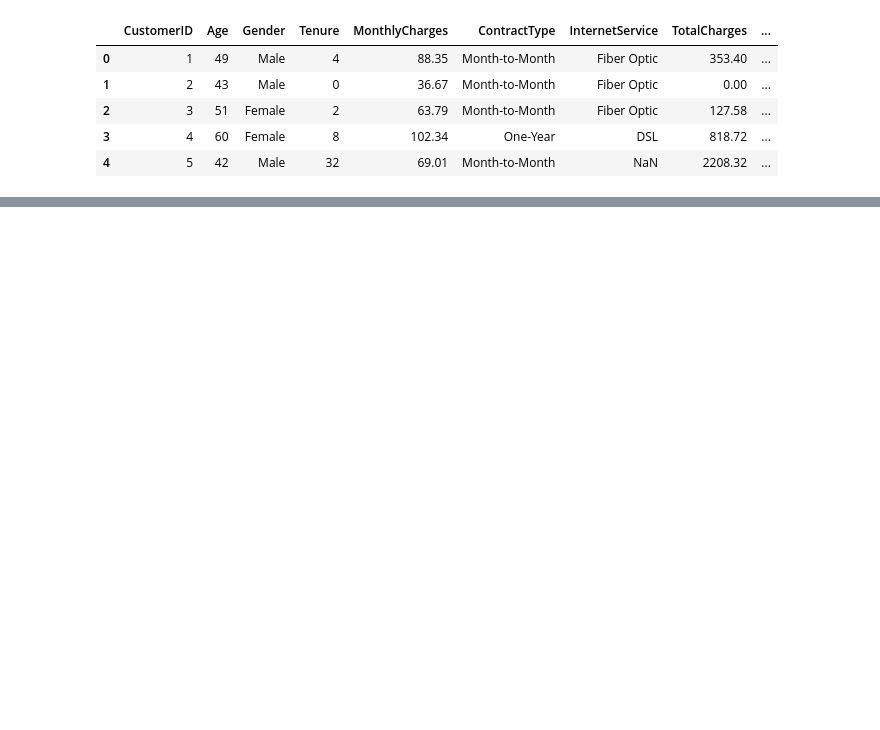
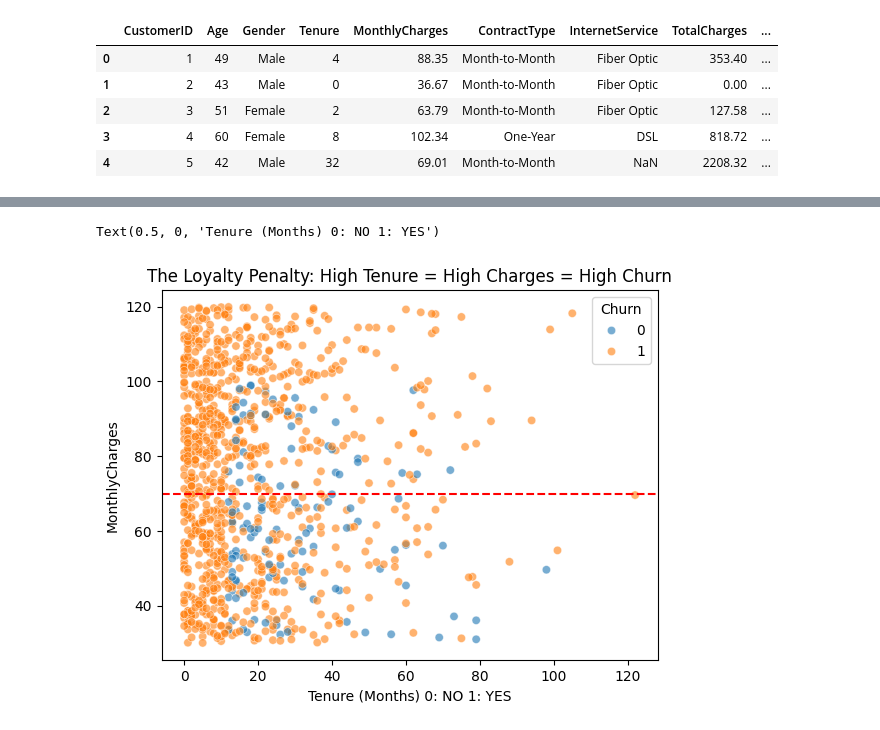
Before and after one commit to Japhletsandraj/Customer_Churn_Prediction-, a Jupyter notebook: main.ipynb, the cells around one changed output, grey strips where cells are left out. Saved outputs shown, nothing was run; the diff lists cells and outputs as text; code cells hidden in the pictures; blank space fills up the shorter version.

```diff
--- a/main.ipynb
+++ b/main.ipynb
@@ -56,0 +130,9 @@ memory usage: 78.3+ KB
+# %%
+sns.scatterplot(data=data, x='Tenure', y='MonthlyCharges', hue='Churn', alpha=0.6)
+plt.axhline(y=70, color='r', linestyle='--', label='High Monthly Charges Threshold')
+plt.title('The Loyalty Penalty: High Tenure = High Charges = High Churn')
+plt.xlabel('Tenure (Months) 0: NO 1: YES')
+#from this plot we understand that tenure does not influence the churn, most of the tenants tends to leave at the beginning itself
+# %% [output]
+Text(0.5, 0, 'Tenure (Months) 0: NO 1: YES')
+[figure, added]
```
Also changed, not shown: parts of 14 cells of this notebook.
